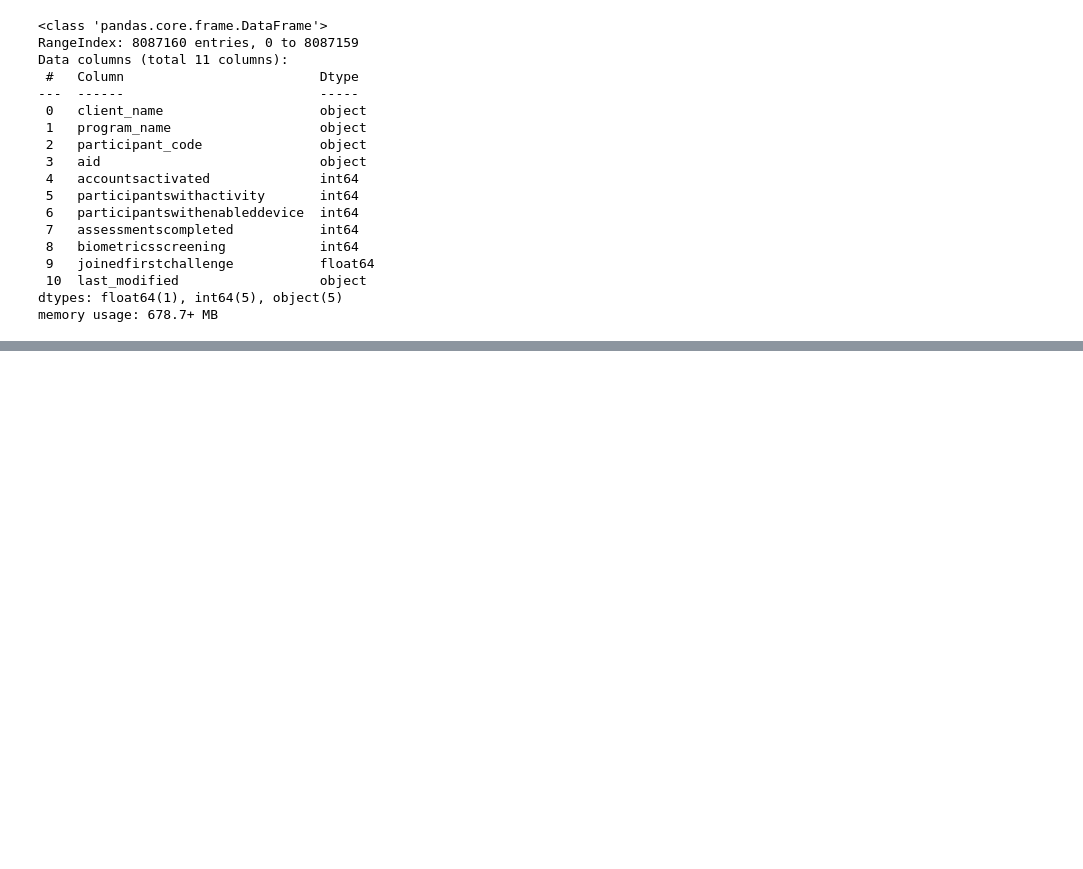
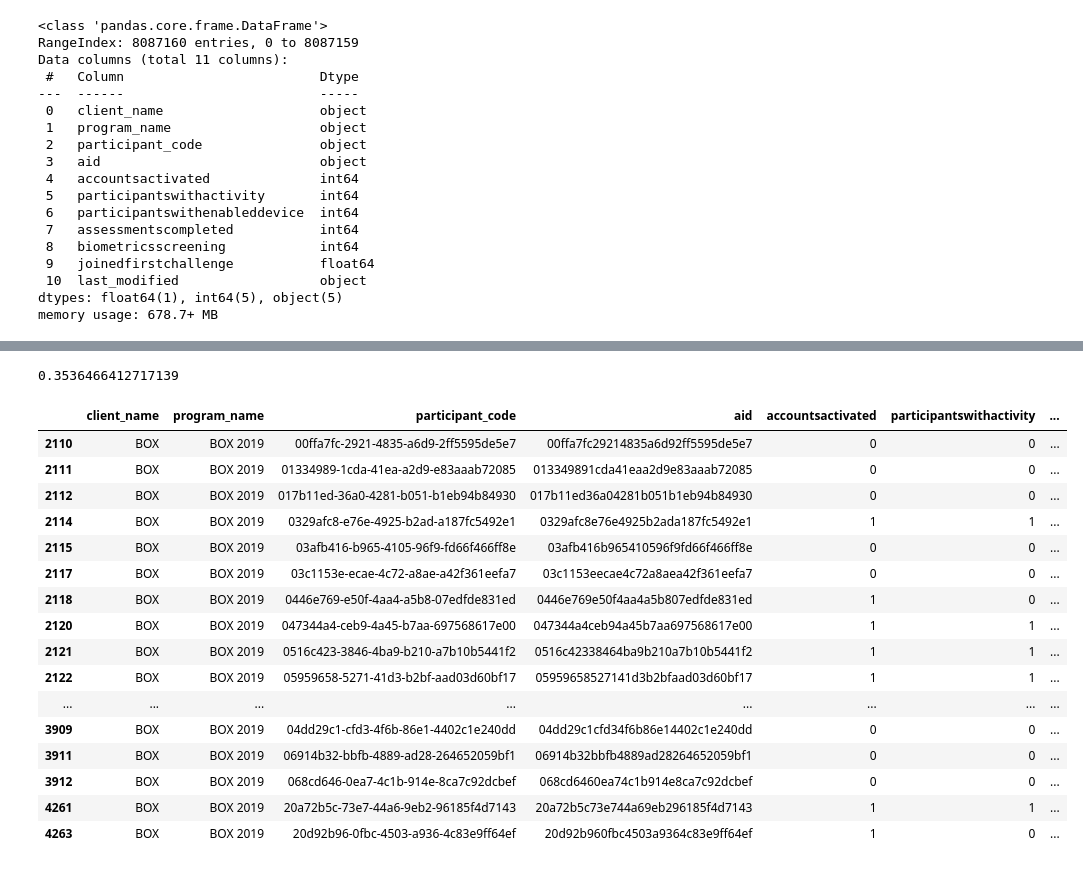
Before and after one commit to darneson1989/coaching, a Jupyter notebook: Eligibility .ipynb, the cells around one changed output, grey strips where cells are left out. Drawn from its saved outputs; the diff is of its cells as text; code cells hidden in the pictures; blank space fills up the shorter version.

```diff
--- a/Eligibility .ipynb
+++ b/Eligibility .ipynb
@@ -66,0 +379,26 @@ program_name.head(10)
+# %%
+New_program_name_bio_assestment2["percent"].mean()
+# %% [output]
+0.3536466412717139
+# %%
+newEligibility3 = Eligibility[(Eligibility['program_name'].str.contains('2019'))]
+# %%
+newEligibility3.head(50)
+# %% [output]
+|  | client_name | program_name | participant_code | aid | accountsactivated | participantswithactivity | ... |
+| 2110 | BOX | BOX 2019 | 00ffa7fc-2921-4835-a6d9-2ff5595de5e7 | 00ffa7fc29214835a6d92ff5595de5e7 | 0 | 0 | ... |
+| 2111 | BOX | BOX 2019 | 01334989-1cda-41ea-a2d9-e83aaab72085 | 013349891cda41eaa2d9e83aaab72085 | 0 | 0 | ... |
+| 2112 | BOX | BOX 2019 | 017b11ed-36a0-4281-b051-b1eb94b84930 | 017b11ed36a04281b051b1eb94b84930 | 0 | 0 | ... |
+| 2114 | BOX | BOX 2019 | 0329afc8-e76e-4925-b2ad-a187fc5492e1 | 0329afc8e76e4925b2ada187fc5492e1 | 1 | 1 | ... |
+| 2115 | BOX | BOX 2019 | 03afb416-b965-4105-96f9-fd66f466ff8e | 03afb416b965410596f9fd66f466ff8e | 0 | 0 | ... |
+| 2117 | BOX | BOX 2019 | 03c1153e-ecae-4c72-a8ae-a42f361eefa7 | 03c1153eecae4c72a8aea42f361eefa7 | 0 | 0 | ... |
+| 2118 | BOX | BOX 2019 | 0446e769-e50f-4aa4-a5b8-07edfde831ed | 0446e769e50f4aa4a5b807edfde831ed | 1 | 0 | ... |
+| 2120 | BOX | BOX 2019 | 047344a4-ceb9-4a45-b7aa-697568617e00 | 047344a4ceb94a45b7aa697568617e00 | 1 | 1 | ... |
+| 2121 | BOX | BOX 2019 | 0516c423-3846-4ba9-b210-a7b10b5441f2 | 0516c42338464ba9b210a7b10b5441f2 | 1 | 1 | ... |
+| 2122 | BOX | BOX 2019 | 05959658-5271-41d3-b2bf-aad03d60bf17 | 05959658527141d3b2bfaad03d60bf17 | 1 | 1 | ... |
+| ... | ... | ... | ... | ... | ... | ... | ... |
+| 3909 | BOX | BOX 2019 | 04dd29c1-cfd3-4f6b-86e1-4402c1e240dd | 04dd29c1cfd34f6b86e14402c1e240dd | 0 | 0 | ... |
+| 3911 | BOX | BOX 2019 | 06914b32-bbfb-4889-ad28-264652059bf1 | 06914b32bbfb4889ad28264652059bf1 | 0 | 0 | ... |
+| 3912 | BOX | BOX 2019 | 068cd646-0ea7-4c1b-914e-8ca7c92dcbef | 068cd6460ea74c1b914e8ca7c92dcbef | 0 | 0 | ... |
+| 4261 | BOX | BOX 2019 | 20a72b5c-73e7-44a6-9eb2-96185f4d7143 | 20a72b5c73e744a69eb296185f4d7143 | 1 | 1 | ... |
+| 4263 | BOX | BOX 2019 | 20d92b96-0fbc-4503-a936-4c83e9ff64ef | 20d92b960fbc4503a9364c83e9ff64ef | 1 | 0 | ... |
```
Also changed, not shown: parts of 58 cells of this notebook.
